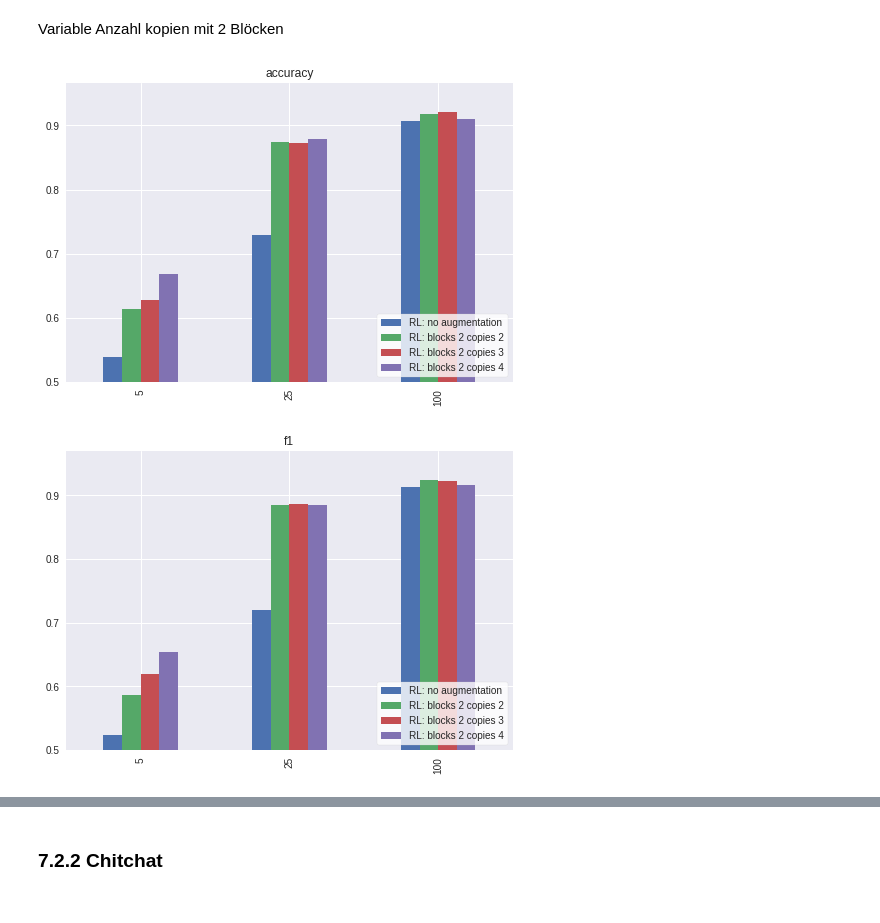
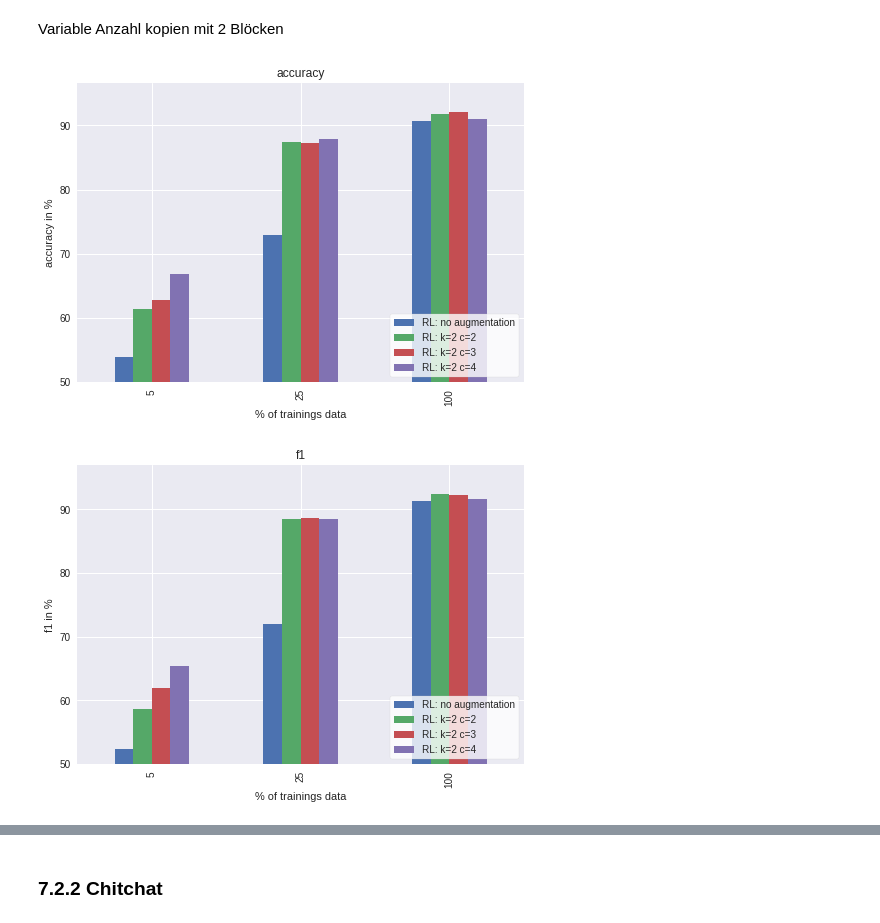
Before and after one commit to karnehm/Chatbot_data_augmentation_and_learningtypes, a Jupyter notebook: Trainingsanalyse.ipynb, the cells around one changed output, grey strips where cells are left out. Saved outputs shown, nothing was run; the diff lists cells and outputs as text; code cells hidden in the pictures.

```diff
--- a/Trainingsanalyse.ipynb
+++ b/Trainingsanalyse.ipynb
@@ -36,7 +36,7 @@ def getDataFrameByDirectory(ranges, lookUp, name):
     df.sort_index(inplace=True)
     return df
 
-def plotByDataFrames(dataFrames, column, kind, index_condition=[], show_values=True, save_path='', create_mean=False , legend=False, legend_title=[], ymin=0, **kwds):
+def plotByDataFrames(dataFrames, column, kind, index_condition=[], show_values=True, save_path='', create_mean=False , legend=False, legend_title=[], ymin=0, marker=False, **kwds):
     ax = plt.gca()
     plt.style.use('seaborn')
     df = pd.concat(dataFrames, axis=1, join='inner')
@@ -47,22 +47,25 @@ def plotByDataFrames(dataFrames, column, kind, index_condition=[], show_values=T
         mean = df[columns].loc[df.index.isin(index_condition)].mean()
         (down, top) = sms.DescrStatsW(df[columns]).tconfint_mean()
         if kind=='bar':
-            mean.plot(kind=kind,  y=columns,yerr=[[mean-down, top-mean]], title=column, ax=ax, **kwds)
+            mean.plot(kind=kind,  y=[x.split('__')[1].split('_')[0] for x in columns],yerr=[[mean-down, top-mean]], title=column, ax=ax, **kwds)
             if show_values:
                 for i,p in enumerate(ax.patches):
-                    ax.annotate(str(round(top[i],3)), ((p.get_x() * 1.005, p.get_height() * 1.005-0.1)))
-                    ax.annotate(str(round(down[i],3)), ((p.get_x() * 1.005, p.get_height() * 1.005-0.15)))
+                    ax.annotate(str(round(top[i],1)), ((p.get_x() * 1.005, p.get_height() * 1.005-0.1)))
+                    ax.annotate(str(round(down[i],1)), ((p.get_x() * 1.005, p.get_height() * 1.005-0.15)))
+
         else:
-            y = pd.DataFrame({'mean': mean, 'idx': [x.split('__')[1].split('_')[0] for x in columns]})
+            if not marker:
+                marker = 'o'
+            y = pd.DataFrame({'mean': [m * 100 for m in mean], 'idx': [x.split('__')[1].split('_')[0] for x in columns]})
             y = y.set_index('idx')
-            y['mean'].plot(x=y.index,  title=column, ax=ax,  **kwds)
-            ax.fill_between(y.index, down, top, alpha=0.2, **kwds)
+            y['mean'].plot(x=y.index,  title=column, ax=ax,marker=marker,  **kwds)
+            ax.fill_between(y.index, [d * 100 for d in down], [t * 100 for t in top], alpha=0.2, **kwds)
 
     else:
-        df.loc[df.index.isin(index_condition)].plot(kind=kind, y=columns, title=column, ax=ax, **kwds)
+        pd.DataFrame(df.loc[df.index.isin(index_condition)]*100).plot(kind=kind, y=columns, title=column, ax=ax, **kwds)
     if show_values:
         for p in ax.patches:
-            ax.annotate(str(round(p.get_height(), 3)), (p.get_x() * 1.005, p.get_height() * 1.005))
+            ax.annotate(str(round(p.get_height(), 1)), (p.get_x() * 1.005, p.get_height() * 1.005))
     if not legend_title:
         legend_title = [label.replace('_' + column, '').replace('_', ' ') for label in columns]
     if legend:
@@ -70,9 +73,12 @@ def plotByDataFrames(dataFrames, column, kind, index_condition=[], show_values=T
         frame = l.get_frame()
         frame.set_facecolor('white')
     if ymin >0:
-        ax.set_ylim(auto=True, ymin=ymin)
+        ax.set_ylim(auto=True, ymin=ymin*100)
+    plt.xlabel('% of trainings data')
+    plt.ylabel(column + ' in %')
     if  save_path:
         plt.savefig('./plots/' + save_path)
+
     if not create_mean:
         plt.show()
 
@@ -465,9 +538,9 @@ plotByDataFrames([rl_only_5pr_conf, rl_only_10pr_conf, rl_only_15pr_conf, rl_onl
 ### 7.2.1 Vertauschung
 Identische Anzahl an Kopien mit unterschiedlicher Anzahl an Blöcken
 # %%
-rl_b2_c2 = getDataFrameByDirectory([5,25,100], './dataFrames/05_rl_blocks/blocks_2_copies_2', 'RL:_blocks_2_copies_2')
-rl_b3_c2 = getDataFrameByDirectory([5,25,100], './dataFrames/05_rl_blocks/blocks_3_copies_2', 'RL:_blocks_3_copies_2')
-rl_b4_c2 = getDataFrameByDirectory([5,25,100], './dataFrames/05_rl_blocks/blocks_4_copies_2', 'RL:_blocks_4_copies_2')
+rl_b2_c2 = getDataFrameByDirectory([5,25,100], './dataFrames/05_rl_blocks/blocks_2_copies_2', 'RL:_k=2_c=2')
+rl_b3_c2 = getDataFrameByDirectory([5,25,100], './dataFrames/05_rl_blocks/blocks_3_copies_2', 'RL:_k=3_c=2')
+rl_b4_c2 = getDataFrameByDirectory([5,25,100], './dataFrames/05_rl_blocks/blocks_4_copies_2', 'RL:_k=4_c=2')
 plotByDataFrames([rl_only, rl_b2_c2, rl_b3_c2, rl_b4_c2], 'accuracy', 'bar', show_values=False, create_mean=False, legend=True, ymin=0.5, save_path='rl_blocks_2-4_copies_2-accuracy.png')
 plotByDataFrames([rl_only, rl_b2_c2, rl_b3_c2, rl_b4_c2], 'f1', 'bar', show_values=False, create_mean=False, legend=True, ymin=0.5, save_path='rl_blocks_2-4_copies_2-f1.png')
 # %% [output]
@@ -476,13 +549,13 @@ plotByDataFrames([rl_only, rl_b2_c2, rl_b3_c2, rl_b4_c2], 'f1', 'bar', show_valu
 # %% [markdown]
 Variable Anzahl kopien mit 2 Blöcken
 # %%
-rl_b2_c3 = getDataFrameByDirectory([5,25,100], './dataFrames/05_rl_blocks/blocks_2_copies_3', 'RL:_blocks_2_copies_3')
-rl_b2_c4 = getDataFrameByDirectory([5,25,100], './dataFrames/05_rl_blocks/blocks_2_copies_4', 'RL:_blocks_2_copies_4')
-plotByDataFrames([rl_only, rl_b2_c2, rl_b2_c3, rl_b2_c4], 'accuracy', 'bar', show_values=False, create_mean=False, legend=True, ymin=0.5, save_path='rl_blocks_2_copies_2-4-accuracy.png')
+rl_b2_c3 = getDataFrameByDirectory([5,25,100], './dataFrames/05_rl_blocks/blocks_2_copies_3', 'RL:_k=2_c=3')
+rl_b2_c4 = getDataFrameByDirectory([5,25,100], './dataFrames/05_rl_blocks/blocks_2_copies_4', 'RL:_k=2_c=4')
+plotByDataFrames([rl_only, rl_b2_c2, rl_b2_c3, rl_b2_c4], 'accuracy', 'bar',show_values=False, create_mean=False, legend=True, ymin=0.5, save_path='rl_blocks_2_copies_2-4-accuracy.png')
 plotByDataFrames([rl_only, rl_b2_c2, rl_b2_c3, rl_b2_c4], 'f1', 'bar', show_values=False, create_mean=False, legend=True, ymin=0.5, save_path='rl_blocks_2_copies_2-4-f1.png')
 # %% [output]
-[figure, old version]
+[figure, new version]
-[figure, old version]
+[figure, new version]
 # %%
 rl_b2_c2_5pr_conf = getDataFrameByDirectory([1,2,3,4,5], './dataFrames/05_rl_blocks/blocks_2_copies_2_5pr_conf', 'rl_blocks_2_copies_2__5')
 rl_b2_c2_10pr_conf = getDataFrameByDirectory([1,2,3,4,5], './dataFrames/05_rl_blocks/blocks_2_copies_2_10pr_conf', 'rl_blocks_2_copies_2__10')
```
Also changed, not shown: parts of 92 cells of this notebook, 5 other files.
